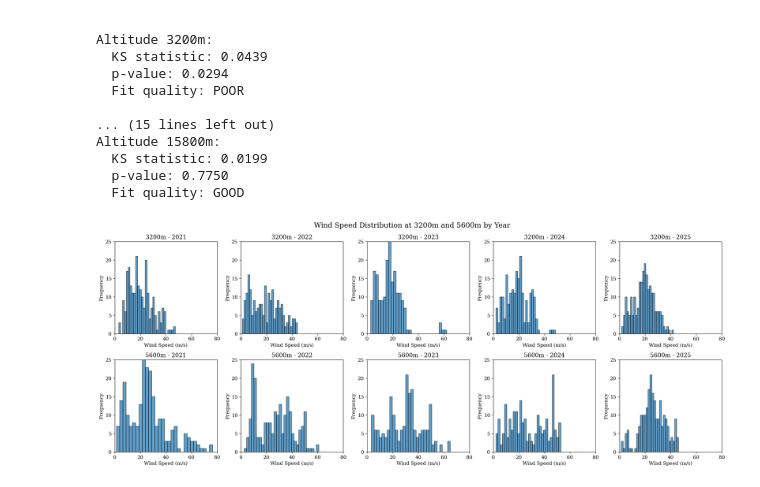
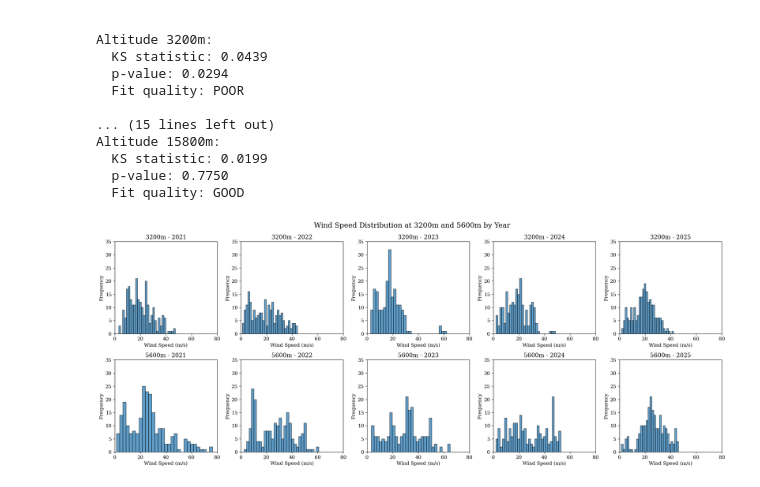
Before and after one commit to pwang-eng/wind-altitude-profiling, a Jupyter notebook: dispersion_analysis.ipynb, the cells around one changed output. Saved outputs shown, nothing was run; the diff lists cells and outputs as text; code cells hidden in the pictures.

Commit message:
changed plots

```diff
--- a/dispersion_analysis.ipynb
+++ b/dispersion_analysis.ipynb
@@ -368,29 +368,29 @@ Altitude 15800m:
 # %%
 # Analysis of wind speed distribution at 3200m and 5600m, to investigate outlier behaviour
 
 df['year'] = pd.to_datetime(df['date'], format='mixed').dt.year
 
 fig, axes = plt.subplots(2, 5, figsize=(20, 8))
 
 for i, year in enumerate(sorted(df['year'].unique())):
     year_speeds_3200 = df[df['year'] == year][str(3200)].dropna()
     year_speeds_5600 = df[df['year'] == year][str(5600)].dropna()
     axes[0, i].hist(year_speeds_3200, bins=30, edgecolor='black', alpha=0.7)
     axes[0, i].set_xlabel('Wind Speed (m/s)')
     axes[0, i].set_ylabel('Frequency')
     axes[0, i].set_title(f'3200m - {year}')
     axes[1, i].hist(year_speeds_5600, bins=30, edgecolor='black', alpha=0.7)
     axes[1, i].set_xlabel('Wind Speed (m/s)')
     axes[1, i].set_ylabel('Frequency')
     axes[1, i].set_title(f'5600m - {year}')
     axes[0, i].set_xlim(0, 80)
-    axes[0, i].set_ylim(0, 25)
+    axes[0, i].set_ylim(0, 35)
     axes[1, i].set_xlim(0, 80)
-    axes[1, i].set_ylim(0, 25)
+    axes[1, i].set_ylim(0, 35)
 
 plt.suptitle('Wind Speed Distribution at 3200m and 5600m by Year', fontsize=16)
 plt.tight_layout()
 plt.savefig('plots/wind_speed_distribution_3200_5600_by_year.png', dpi=300, bbox_inches='tight')
 plt.show()
 # %% [output]
-[figure, old version]
+[figure, new version]
```
Also changed, not shown: 1 other file.
